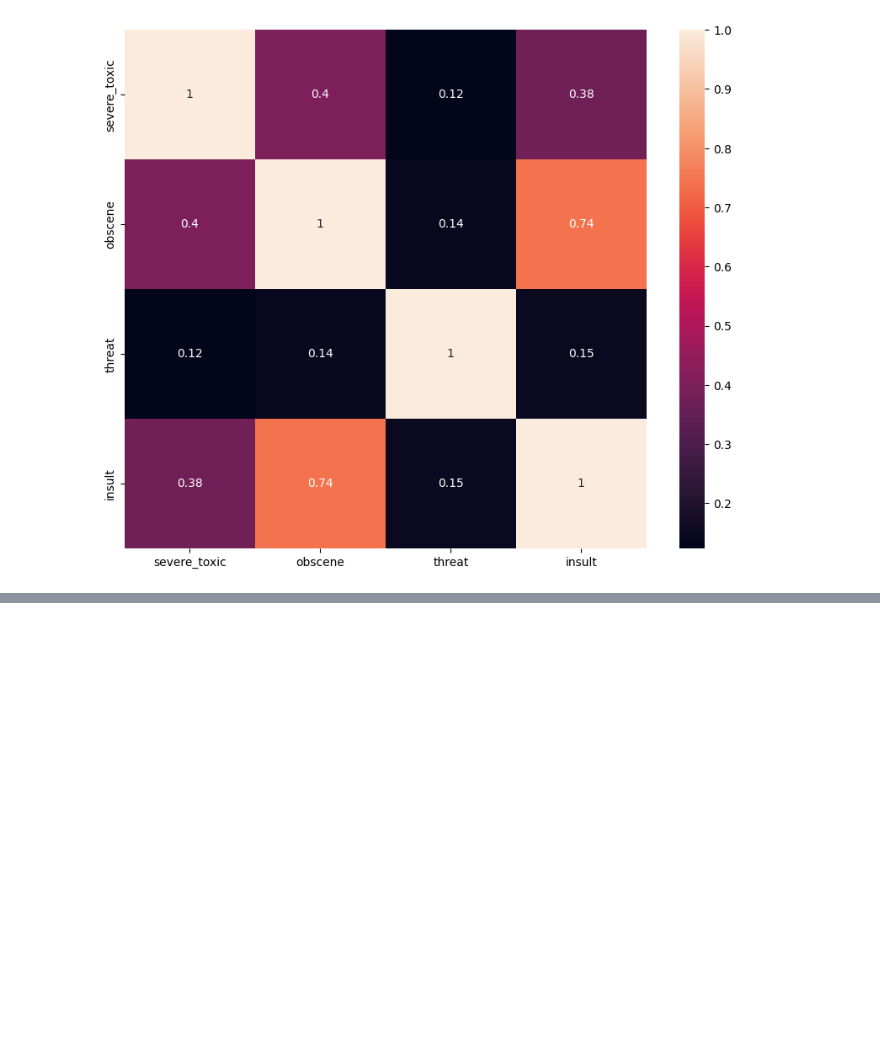
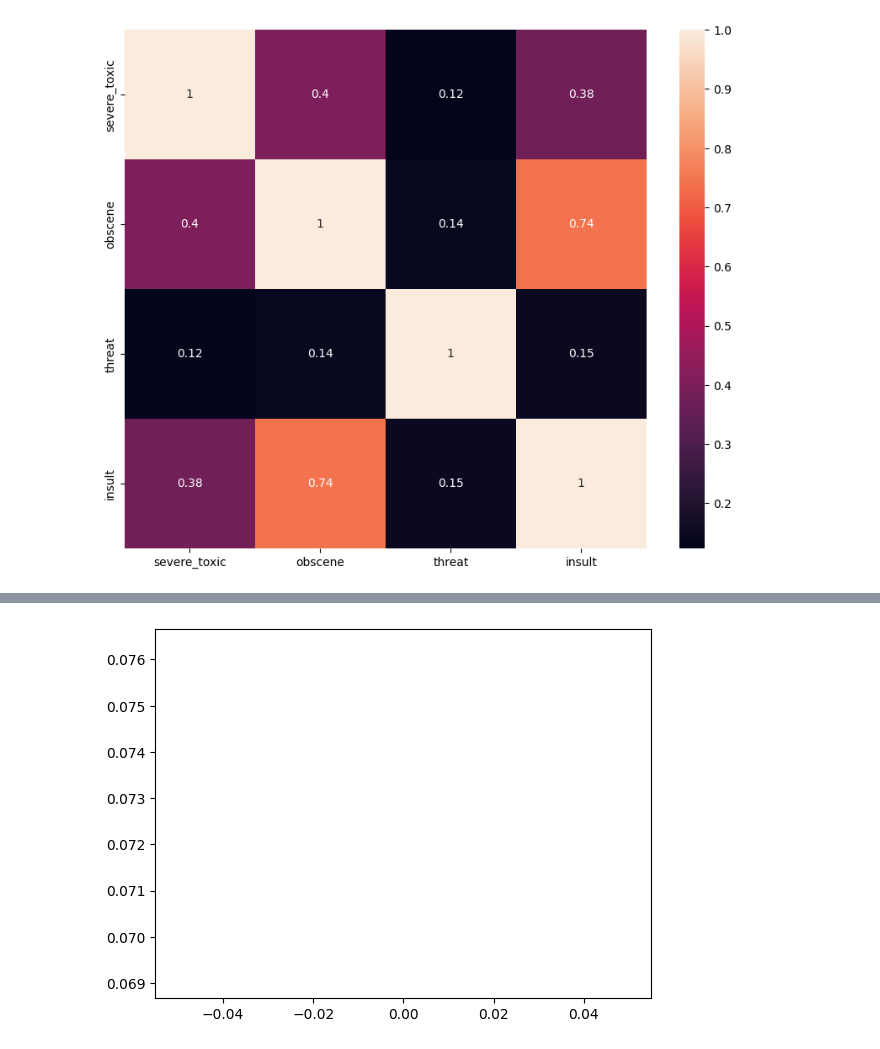
Before and after one commit to allwinlucious/NLP_Toxic_Comment_Classification, a Jupyter notebook: Trial.ipynb, the cells around one changed output, grey strips where cells are left out. Saved outputs shown, nothing was run; the diff lists cells and outputs as text; code cells hidden in the pictures; blank space fills up the shorter version.

```diff
--- a/Trial.ipynb
+++ b/Trial.ipynb
@@ -121,5 +248,6 @@ None
 # %%
 batch_size = 32
-epochs = 2
-model.fit(X_t,ytrain, batch_size=batch_size, epochs=epochs, validation_split=0.1)
+epochs = 1
+callback = keras.callbacks.EarlyStopping(monitor='loss', patience=2,restore_best_weights=True)
+history = model.fit(X_t,ytrain, batch_size=batch_size, epochs=epochs,callbacks=[callback], validation_split=0.1,shuffle=True)
 # %% [output]
@@ -130,0 +255,5 @@ Epoch 2/2
+# %%
+plt.plot(history.epoch, history.history['loss'], label='total loss')
+plt.show()
+# %% [output]
+[figure, added]
```
Also changed, not shown: parts of 22 cells of this notebook, 5 other files.
